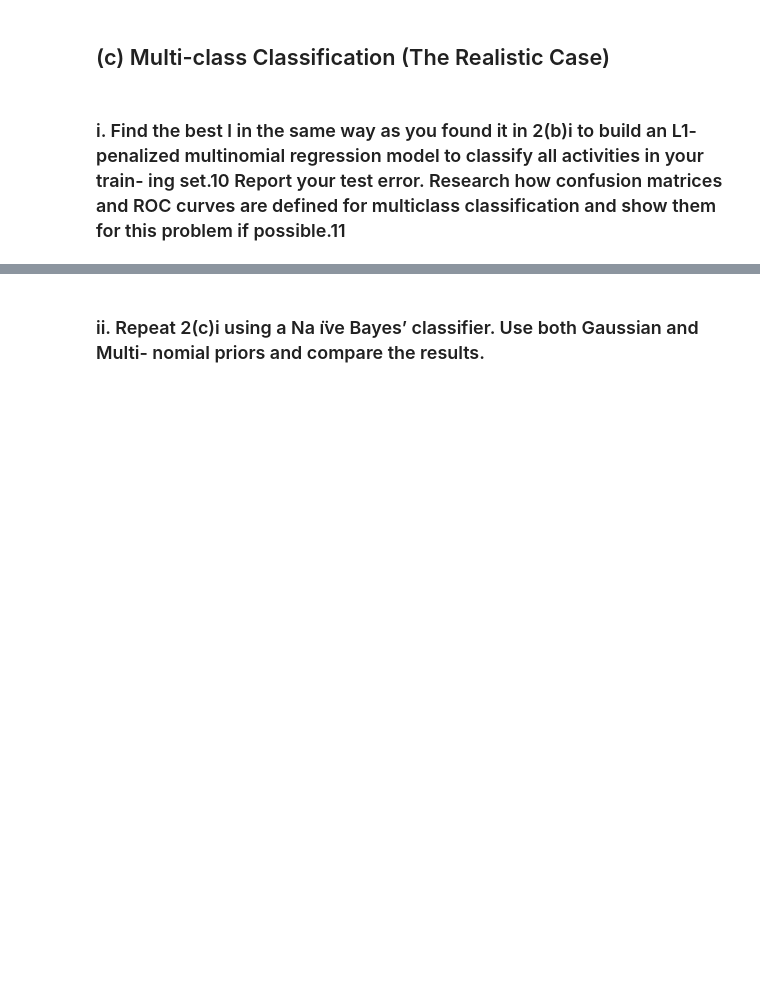
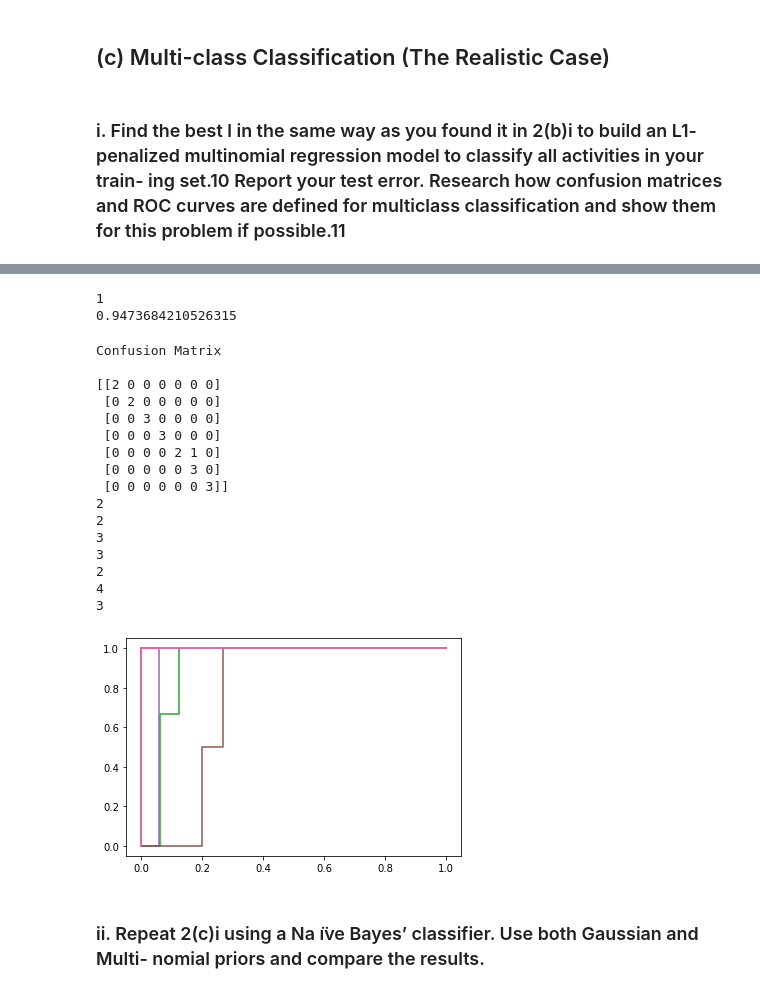
Before and after one commit to thegeorgejoseph/machine-learning, a Jupyter notebook: HW4/notebook/Joseph_George_HW4.ipynb, the cells around one changed output, grey strips where cells are left out. Saved outputs shown, nothing was run; the diff lists cells and outputs as text; code cells hidden in the pictures; blank space fills up the shorter version.

```diff
--- a/HW4/notebook/Joseph_George_HW4.ipynb
+++ b/HW4/notebook/Joseph_George_HW4.ipynb
@@ -471,2 +497,72 @@ print(confusion)
+# %%
+#Test Data
+rows = []
+print(multi_best_l)
+for df, path in zip(testing_dfs, testing_paths):
+    size = math.ceil(len(df) / multi_best_l)
+    label = path.split('/')[2]
+    label = labels[label]
+    row = []
+    column_names = []
+    for val in column_nums:
+        start = 0
+        part = 1
+        current = np.reshape(df.iloc[:,val-1].astype(float).values, (-1,1))
+        while start < len(df):
+            row.append(df[df.columns[val-1]].iloc[start:start+size].astype(float).mean())
+            column_names.append(f'Mean_{val}_{part}')
+            row.append(df[df.columns[val-1]].iloc[start:start+size].astype(float).quantile(0.25))
+            column_names.append(f'Q1_{val}_{part}')
+            row.append(df[df.columns[val-1]].iloc[start:start+size].astype(float).quantile(0.75))
+            column_names.append(f'Q3_{val}_{part}')
+            start = start + size
+            part += 1
+    row.append(label)
+    rows.append(row[:])
+
+column_names.append('Label')
+multi_test_df = pd.DataFrame(rows, columns = column_names)
+# print(multi_test_df.shape)
+
+X_test_df_multi = multi_scaler.transform(multi_test_df.iloc[:,:-1])
+y_test_df_multi = multi_test_df.iloc[:, -1]
+preds = multi_best_model.predict(X_test_df_multi)
+score = multi_best_model.score(X_test_df_multi, y_test_df_multi)
+print(score)
+# %% [output]
+1
+0.9473684210526315
+# %%
+confusion = metrics.confusion_matrix(y_test_df_multi, preds)
+print('Confusion Matrix\n')
+print(confusion)
+
+# metrics.plot_roc_curve(multi_best_model, multi_best_train_df.iloc[:,:-1], multi_best_train_df.iloc[:,-1])
+pred_proba = multi_best_model.decision_function(X_test_df_multi).T
+for i, probs in enumerate(pred_proba):
+    current_y = (preds == i).astype(int)
+    print(current_y.sum())
+    fpr, tpr, thresholds = metrics.roc_curve(current_y, probs)
+    auc = metrics.auc(fpr, tpr)
+    plt.plot(fpr, tpr)
+plt.show()
+# %% [output]
+Confusion Matrix
+
+[[2 0 0 0 0 0 0]
+ [0 2 0 0 0 0 0]
+ [0 0 3 0 0 0 0]
+ [0 0 0 3 0 0 0]
+ [0 0 0 0 2 1 0]
+ [0 0 0 0 0 3 0]
+ [0 0 0 0 0 0 3]]
+2
+2
+3
+3
+2
+4
+3
+[figure, added]
 # %% [markdown]
 ### ii. Repeat 2(c)i using a Na ̈ıve Bayes’ classifier. Use both Gaussian and Multi- nomial priors and compare the results.
```
Also changed, not shown: parts of 28 cells of this notebook.
